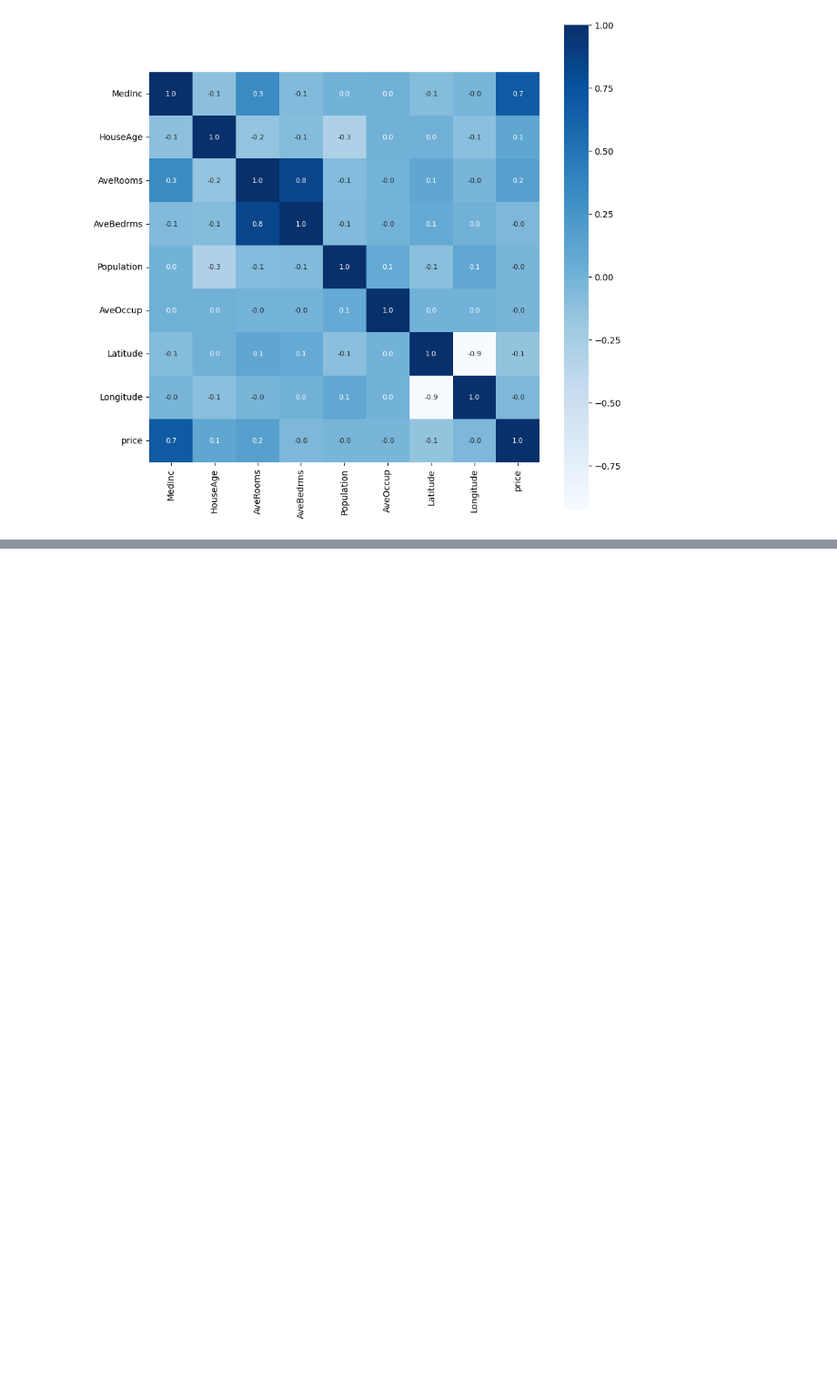
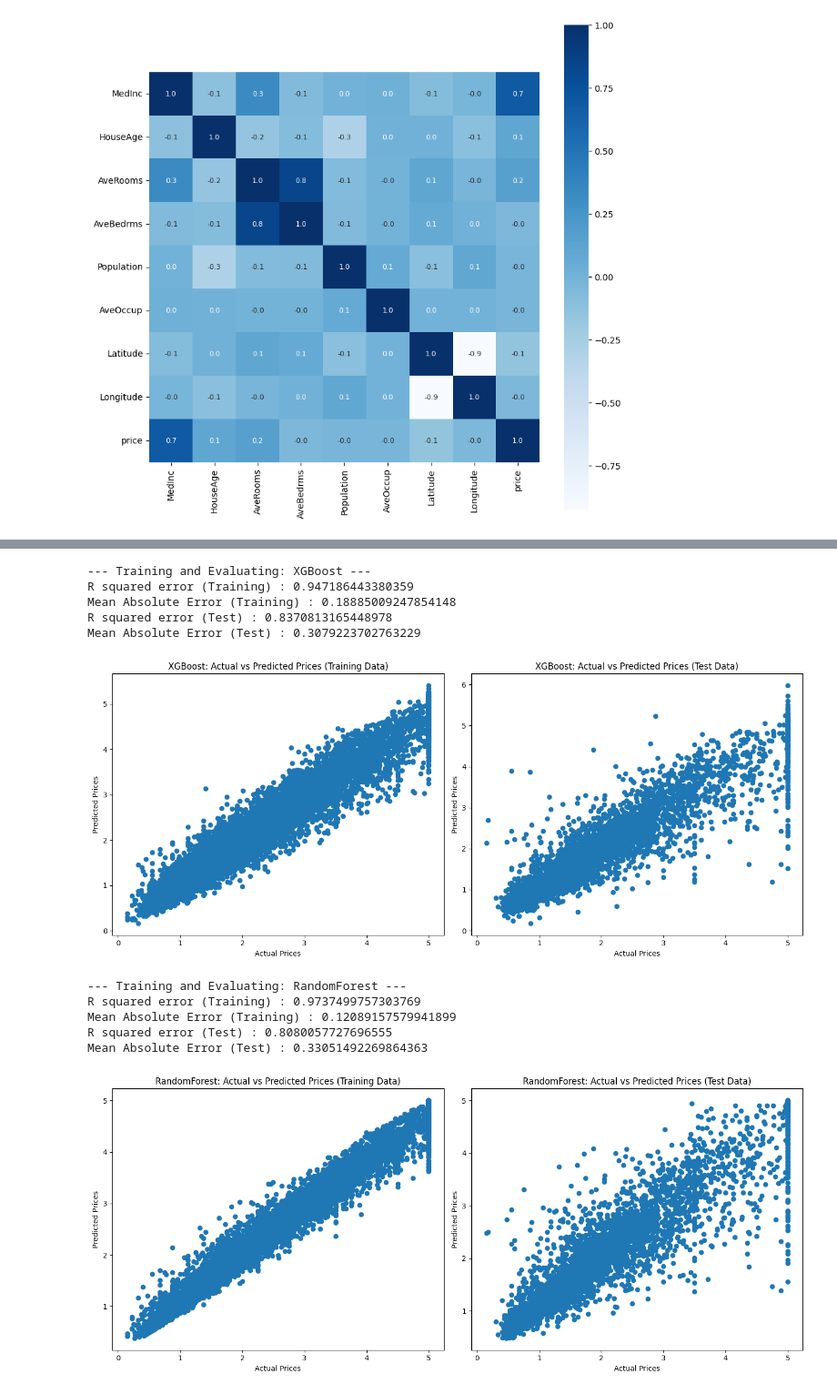
Before and after one commit to mishrasatyam9720-debug/house-price-prediction, a Jupyter notebook: house_price_prediction.ipynb, the cells around one changed output, grey strips where cells are left out. Shown at 91% size. Cells and saved outputs as stored; diff of their text form; code cells hidden in the pictures; blank space fills up the shorter version.

```diff
--- a/house_price_prediction.ipynb
+++ b/house_price_prediction.ipynb
@@ -118,6 +114,3 @@ x = df.drop("price", axis=1)
 y = df["price"]
 # %%
 x_train,x_test,y_train,y_test = train_test_split(x,y,test_size=0.2,random_state=2)
-# %%
-model = XGBRegressor()
-model.fit(x_train,y_train)
@@ -136,10 +116,0 @@ XGBRegressor(base_score=None, booster=None, callbacks=None,
-# %%
-training_data_prediction = model.predict(x_train)
-# R squared error
-score_1 = metrics.r2_score(y_train, training_data_prediction)
-
-# Mean Absolute Error
-score_2 = metrics.mean_absolute_error(y_train, training_data_prediction)
-
-print("R squared error : ", score_1)
-print("Mean Absolute Error : ", score_2)
@@ -149,7 +116,0 @@ Mean Absolute Error :  0.18885009247854148
-# %%
-test_data_prediction = model.predict(x_test)
-
-score_3 = metrics.r2_score(y_test,test_data_prediction)
-score_2_test = metrics.mean_absolute_error(y_test,test_data_prediction)
-print("R squared error : " , score_3)
-print("Mean Absolute Error :", score_2_test)
@@ -183,3 +117,60 @@ plt.show()
+# %%
+from sklearn.ensemble import RandomForestRegressor
+
+models = {"XGBoost": XGBRegressor(), "RandomForest": RandomForestRegressor()}
+
+
+model = None
+
+for name, current_model in models.items():
+  print(f"\n--- Training and Evaluating: {name} ---")
+  current_model.fit(x_train, y_train)
+
+  training_data_prediction = current_model.predict(x_train)
+
+  score_1 = metrics.r2_score(y_train, training_data_prediction)
+  score_2 = metrics.mean_absolute_error(y_train, training_data_prediction)
+
+  print(f"R squared error (Training) : {score_1}")
+  print(f"Mean Absolute Error (Training) : {score_2}")
+
+  test_data_prediction = current_model.predict(x_test)
+
+  score_3 = metrics.r2_score(y_test, test_data_prediction)
+  score_2_test = metrics.mean_absolute_error(y_test, test_data_prediction)
+  print(f"R squared error (Test) : {score_3}")
+  print(f"Mean Absolute Error (Test) : {score_2_test}")
+
+  plt.figure(figsize=(14, 6))
+  plt.subplot(1, 2, 1)
+  plt.scatter(y_train, training_data_prediction)
+  plt.xlabel("Actual Prices")
+  plt.ylabel("Predicted Prices")
+  plt.title(f"{name}: Actual vs Predicted Prices (Training Data)")
+
+  plt.subplot(1, 2, 2)
+  plt.scatter(y_test, test_data_prediction)
+  plt.xlabel("Actual Prices")
+  plt.ylabel("Predicted Prices")
+  plt.title(f"{name}: Actual vs Predicted Prices (Test Data)")
+  plt.tight_layout()
+  plt.show()
+
+
+  model = current_model
+# %% [output]
+--- Training and Evaluating: XGBoost ---
+R squared error (Training) : 0.947186443380359
+Mean Absolute Error (Training) : 0.18885009247854148
+R squared error (Test) : 0.8370813165448978
+Mean Absolute Error (Test) : 0.3079223702763229
+[figure, added]
+--- Training and Evaluating: RandomForest ---
+R squared error (Training) : 0.9737499757303769
+Mean Absolute Error (Training) : 0.12089157579941899
+R squared error (Test) : 0.8080057727696555
+Mean Absolute Error (Test) : 0.33051492269864363
+[figure, added]
 # %%
 input_data = np.asarray([8.3252, 41.0, 6.984127, 1.023810, 322.0, 2.555556, 37.88, -122.23]).reshape(1, -1)
 price_prediction=model.predict(input_data)
```
Also changed, not shown: parts of 10 cells of this notebook.
